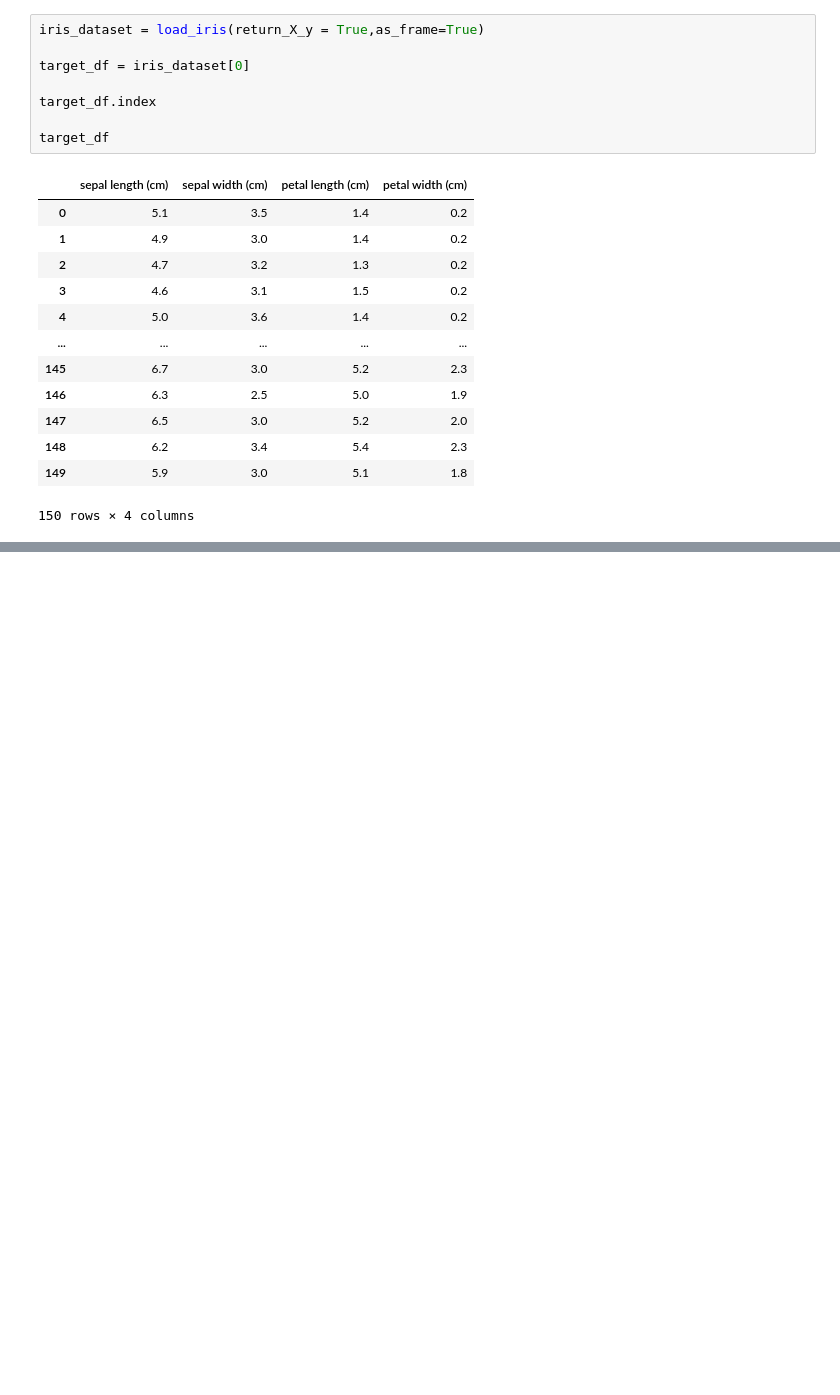
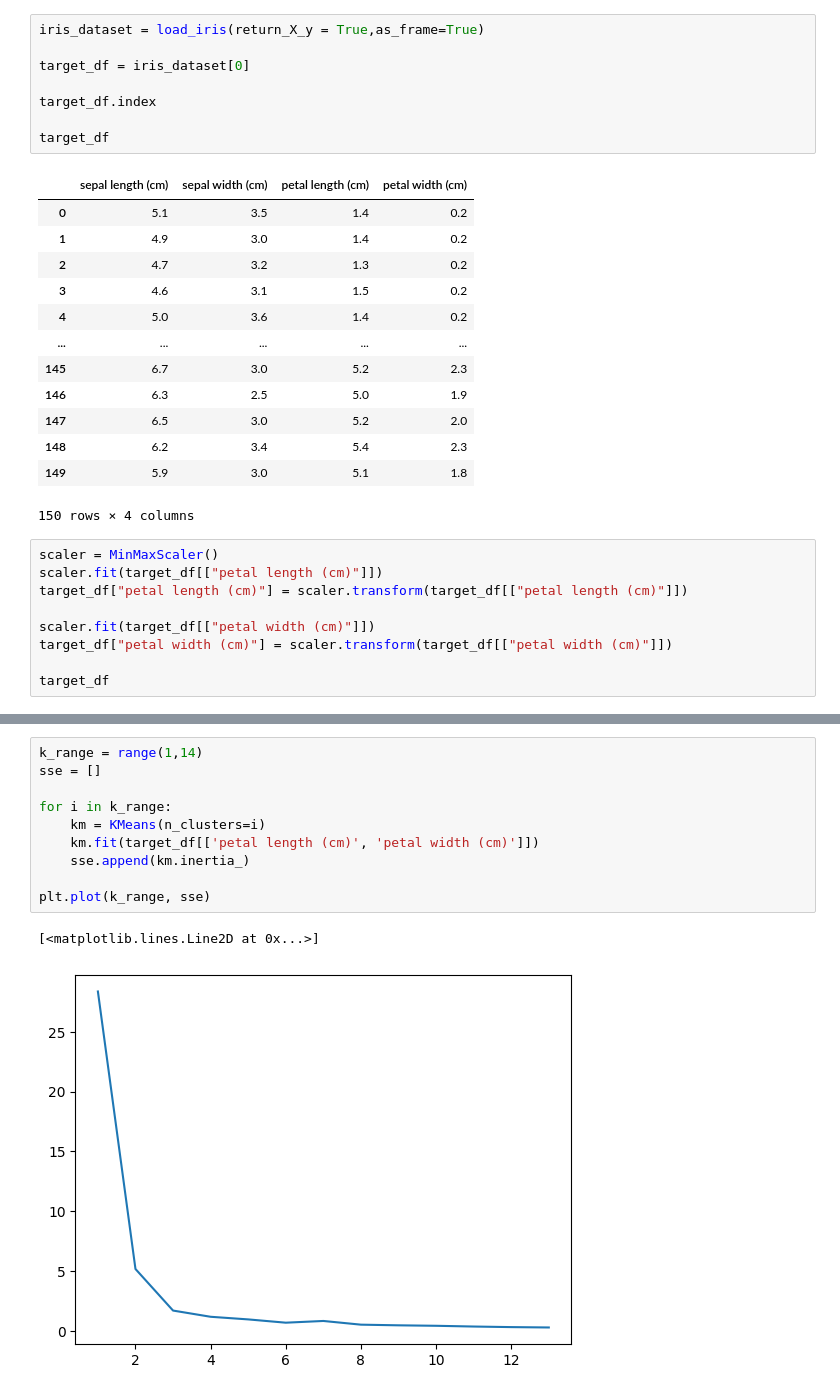
Before and after one commit to notSURZO/ML-algorithms, a Jupyter notebook: Clustering_algorithms.ipynb, the cells around one changed output, grey strips where cells are left out. Saved outputs shown, nothing was run; the diff lists cells and outputs as text; blank space fills up the shorter version.

```diff
--- a/Clustering_algorithms.ipynb
+++ b/Clustering_algorithms.ipynb
@@ -145,3 +145,12 @@ target_df
 | 148 | 6.2 | 3.4 | 5.4 | 2.3 |
 | 149 | 5.9 | 3.0 | 5.1 | 1.8 |
 150 rows × 4 columns
+# %%
+scaler = MinMaxScaler()
+scaler.fit(target_df[["petal length (cm)"]])
+target_df["petal length (cm)"] = scaler.transform(target_df[["petal length (cm)"]])
+
+scaler.fit(target_df[["petal width (cm)"]])
+target_df["petal width (cm)"] = scaler.transform(target_df[["petal width (cm)"]])
+
+target_df
@@ -147,0 +171,13 @@ target_df
+# %%
+k_range = range(1,14)
+sse = []
+
+for i in k_range:
+    km = KMeans(n_clusters=i)
+    km.fit(target_df[['petal length (cm)', 'petal width (cm)']])
+    sse.append(km.inertia_)
+
+plt.plot(k_range, sse)
+# %% [output]
+[<matplotlib.lines.Line2D at 0x...>]
+[figure, added]
```
Also changed, not shown: parts of 3 cells of this notebook.
